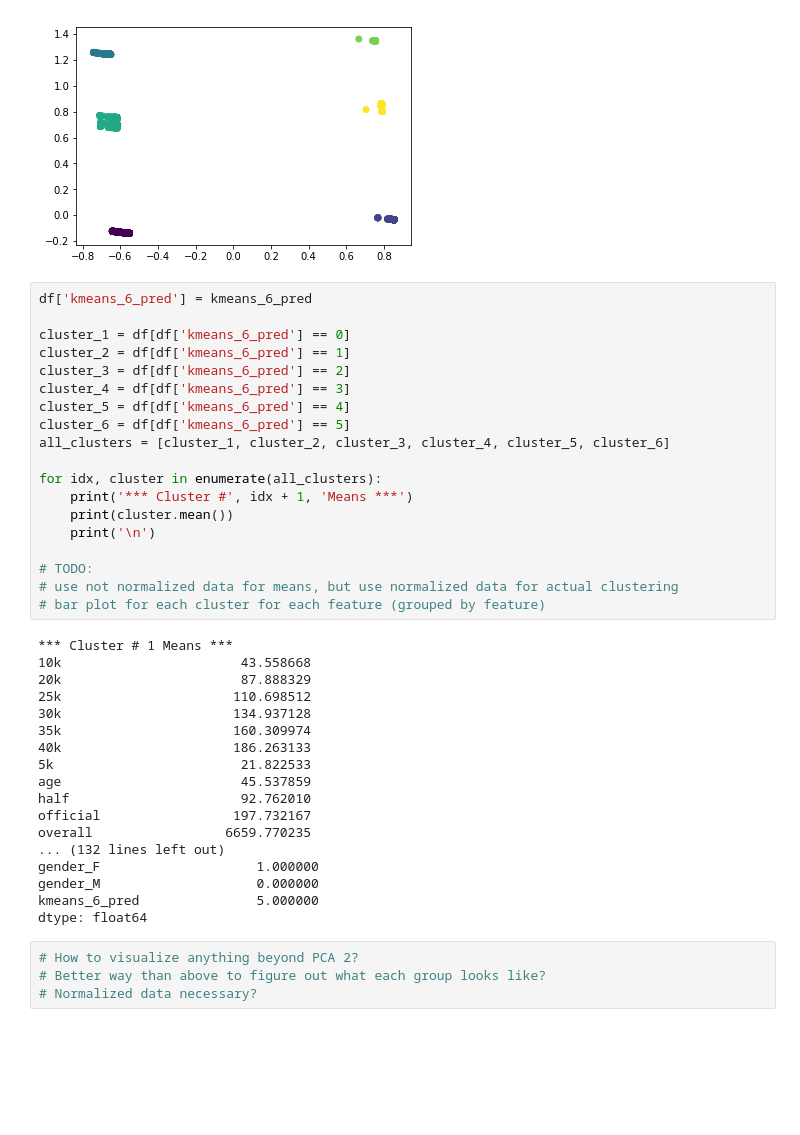
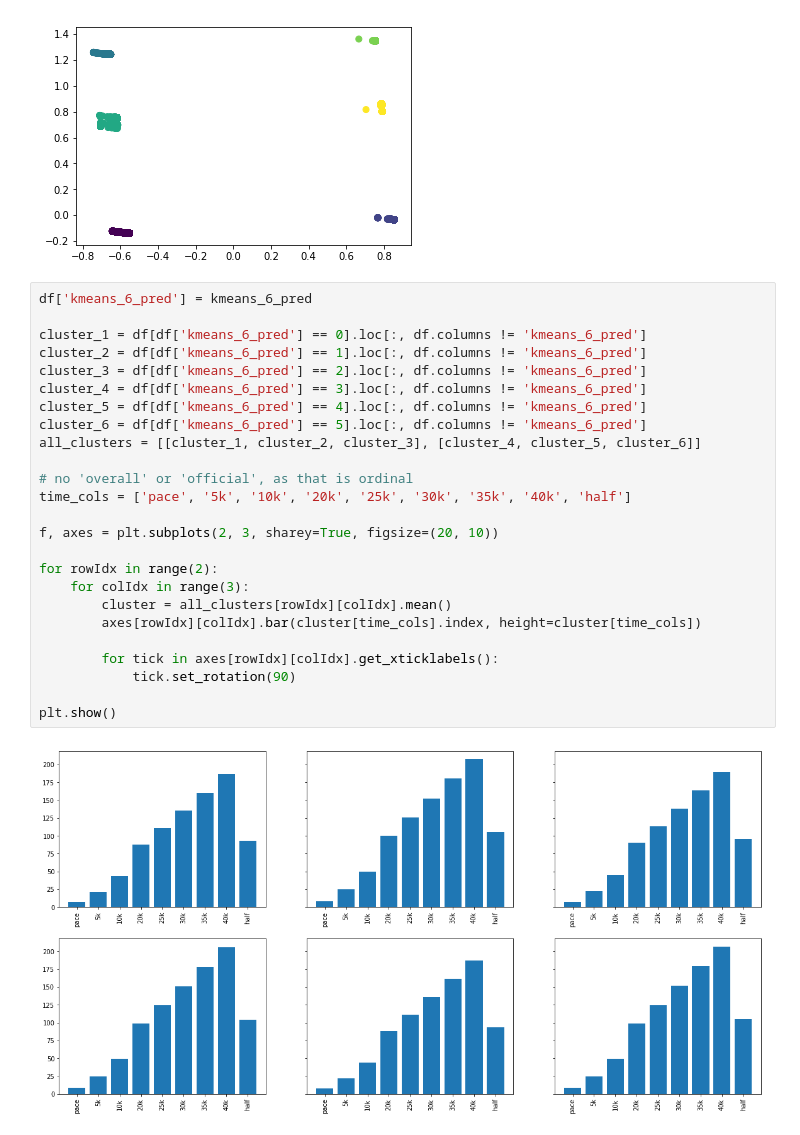
Before and after one commit to esthersweon/thinkful, a Jupyter notebook: main/unit_4/lesson_2_project_5.ipynb, the cells around one changed output. Cells and saved outputs as stored; diff of their text form; blank space fills up the shorter version.

Commit message:
boston marathon clustering

```diff
--- a/main/unit_4/lesson_2_project_5.ipynb
+++ b/main/unit_4/lesson_2_project_5.ipynb
@@ -179,44 +152,30 @@ plt.scatter(pca_2[:, 0], pca_2[:, 1], c=ms_pred)
 plt.show()
 # %% [output]
 [figure]
-# %%
-df['kmeans_6_pred'] = kmeans_6_pred
-
-cluster_1 = df[df['kmeans_6_pred'] == 0]
-cluster_2 = df[df['kmeans_6_pred'] == 1]
-cluster_3 = df[df['kmeans_6_pred'] == 2]
-cluster_4 = df[df['kmeans_6_pred'] == 3]
-cluster_5 = df[df['kmeans_6_pred'] == 4]
-cluster_6 = df[df['kmeans_6_pred'] == 5]
-all_clusters = [cluster_1, cluster_2, cluster_3, cluster_4, cluster_5, cluster_6]
-
-for idx, cluster in enumerate(all_clusters):
-    print('*** Cluster #', idx + 1, 'Means ***')
-    print(cluster.mean())
-    print('\n')
-
-# TODO:
-# use not normalized data for means, but use normalized data for actual clustering
-# bar plot for each cluster for each feature (grouped by feature)
-# %% [output]
-*** Cluster # 1 Means ***
-10k                       43.558668
-20k                       87.888329
-25k                      110.698512
-30k                      134.937128
-35k                      160.309974
-40k                      186.263133
-5k                        21.822533
-age                       45.537859
-half                      92.762010
-official                 197.732167
-overall                 6659.770235
-... (132 lines left out)
-gender_F                    1.000000
-gender_M                    0.000000
-kmeans_6_pred               5.000000
-dtype: float64
-# %%
-# How to visualize anything beyond PCA 2?
-# Better way than above to figure out what each group looks like?
-# Normalized data necessary?
+# %%
+df['kmeans_6_pred'] = kmeans_6_pred
+
+cluster_1 = df[df['kmeans_6_pred'] == 0].loc[:, df.columns != 'kmeans_6_pred']
+cluster_2 = df[df['kmeans_6_pred'] == 1].loc[:, df.columns != 'kmeans_6_pred']
+cluster_3 = df[df['kmeans_6_pred'] == 2].loc[:, df.columns != 'kmeans_6_pred']
+cluster_4 = df[df['kmeans_6_pred'] == 3].loc[:, df.columns != 'kmeans_6_pred']
+cluster_5 = df[df['kmeans_6_pred'] == 4].loc[:, df.columns != 'kmeans_6_pred']
+cluster_6 = df[df['kmeans_6_pred'] == 5].loc[:, df.columns != 'kmeans_6_pred']
+all_clusters = [[cluster_1, cluster_2, cluster_3], [cluster_4, cluster_5, cluster_6]]
+
+# no 'overall' or 'official', as that is ordinal
+time_cols = ['pace', '5k', '10k', '20k', '25k', '30k', '35k', '40k', 'half']
+
+f, axes = plt.subplots(2, 3, sharey=True, figsize=(20, 10))
+
+for rowIdx in range(2):
+    for colIdx in range(3):
+        cluster = all_clusters[rowIdx][colIdx].mean()
+        axes[rowIdx][colIdx].bar(cluster[time_cols].index, height=cluster[time_cols])
+
+        for tick in axes[rowIdx][colIdx].get_xticklabels():
+            tick.set_rotation(90)
+
+plt.show()
+# %% [output]
+[figure, added]
```
Also changed, not shown: parts of 15 cells of this notebook.
